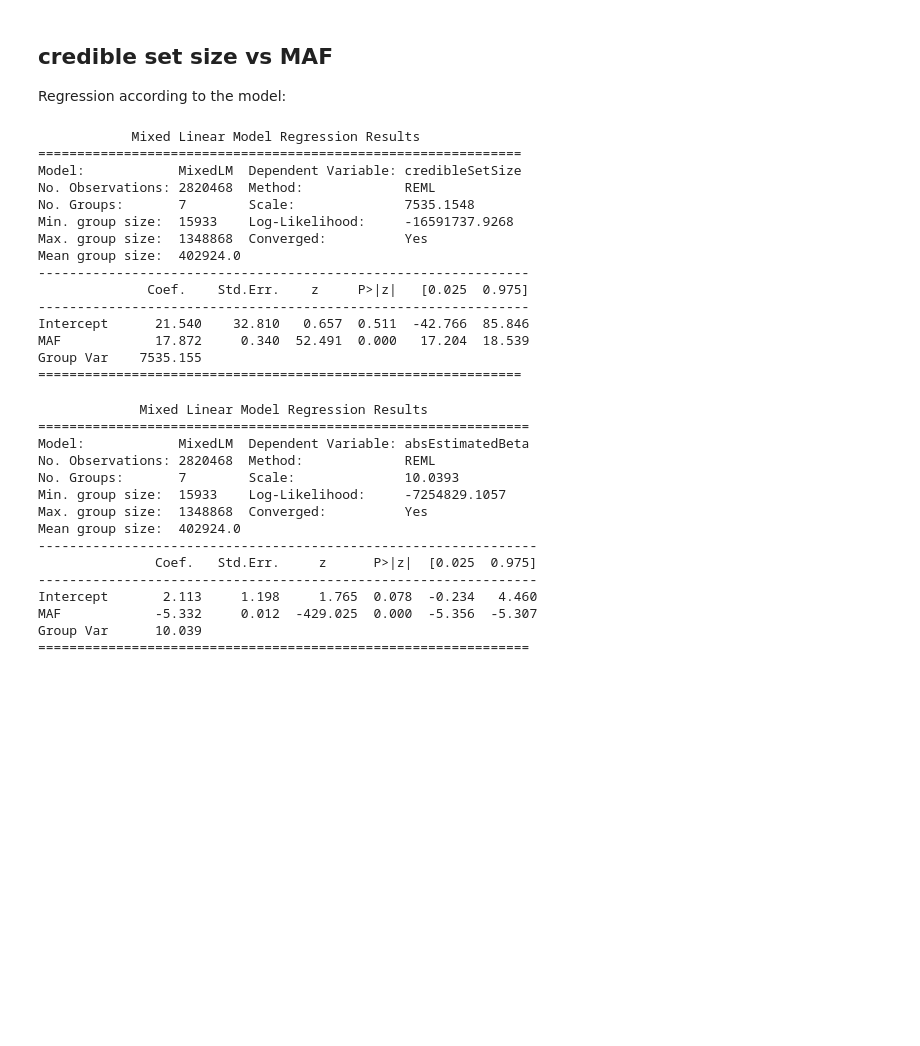
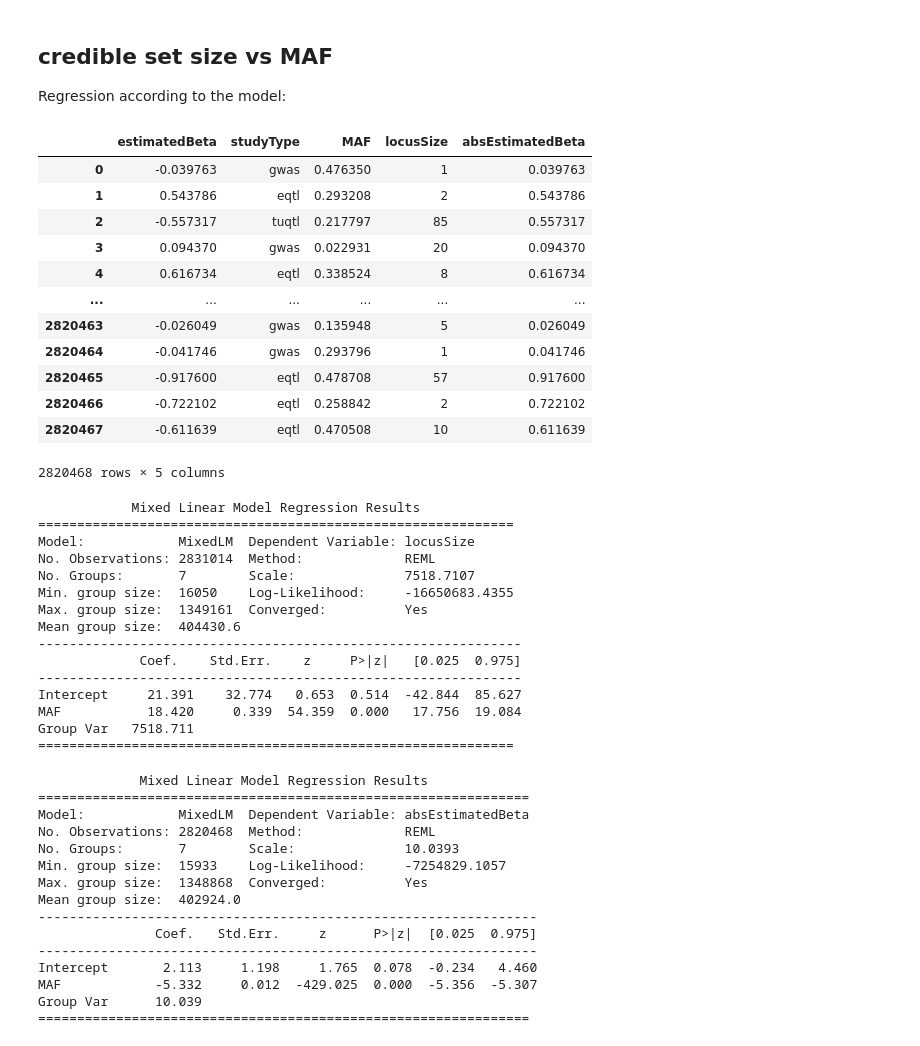
Before and after one commit to opentargets/Gentropy-manuscript, a Jupyter notebook: chapters/in_silico_effect_prediction/03_regression.ipynb, the cells around one changed output. Cells and saved outputs as stored; diff of their text form; code cells hidden in the pictures; blank space fills up the shorter version.

```diff
--- a/chapters/in_silico_effect_prediction/03_regression.ipynb
+++ b/chapters/in_silico_effect_prediction/03_regression.ipynb
@@ -164,29 +167,45 @@ plot
 
 Regression according to the model:
 # %%
-data = data.dropna(subset=["MAF", "credibleSetSize", "absEstimatedBeta"])
+data = data.dropna(subset=["MAF", "locusSize", "absEstimatedBeta"]).reset_index(drop=True)
+# %%
+data
+# %% [output]
+|  | estimatedBeta | studyType | MAF | locusSize | absEstimatedBeta |
+| 0 | -0.039763 | gwas | 0.476350 | 1 | 0.039763 |
+| 1 | 0.543786 | eqtl | 0.293208 | 2 | 0.543786 |
+| 2 | -0.557317 | tuqtl | 0.217797 | 85 | 0.557317 |
+| 3 | 0.094370 | gwas | 0.022931 | 20 | 0.094370 |
+| 4 | 0.616734 | eqtl | 0.338524 | 8 | 0.616734 |
+| ... | ... | ... | ... | ... | ... |
+| 2820463 | -0.026049 | gwas | 0.135948 | 5 | 0.026049 |
+| 2820464 | -0.041746 | gwas | 0.293796 | 1 | 0.041746 |
+| 2820465 | -0.917600 | eqtl | 0.478708 | 57 | 0.917600 |
+| 2820466 | -0.722102 | eqtl | 0.258842 | 2 | 0.722102 |
+| 2820467 | -0.611639 | eqtl | 0.470508 | 10 | 0.611639 |
+2820468 rows × 5 columns
 # %%
 from statsmodels.formula.api import mixedlm
 
-model = mixedlm("credibleSetSize ~ MAF", data, groups=data["studyType"])
+model = mixedlm("locusSize ~ MAF", data, groups=data["studyType"])
 result = model.fit()
 print(result.summary())
 # %% [output]
             Mixed Linear Model Regression Results
-==============================================================
-Model:            MixedLM  Dependent Variable: credibleSetSize
-No. Observations: 2820468  Method:             REML
-No. Groups:       7        Scale:              7535.1548
-Min. group size:  15933    Log-Likelihood:     -16591737.9268
-Max. group size:  1348868  Converged:          Yes
-Mean group size:  402924.0
----------------------------------------------------------------
-              Coef.    Std.Err.    z     P>|z|   [0.025  0.975]
----------------------------------------------------------------
-Intercept      21.540    32.810   0.657  0.511  -42.766  85.846
-MAF            17.872     0.340  52.491  0.000   17.204  18.539
-Group Var    7535.155
-==============================================================
+=============================================================
+Model:            MixedLM  Dependent Variable: locusSize
+No. Observations: 2831014  Method:             REML
+No. Groups:       7        Scale:              7518.7107
+Min. group size:  16050    Log-Likelihood:     -16650683.4355
+Max. group size:  1349161  Converged:          Yes
+Mean group size:  404430.6
+--------------------------------------------------------------
+             Coef.    Std.Err.    z     P>|z|   [0.025  0.975]
+--------------------------------------------------------------
+Intercept     21.391    32.774   0.653  0.514  -42.844  85.627
+MAF           18.420     0.339  54.359  0.000   17.756  19.084
+Group Var   7518.711
+=============================================================
 # %%
 model = mixedlm("absEstimatedBeta ~ MAF", data, groups=data["studyType"])
 result = model.fit()
```
Also changed, not shown: parts of 5 cells of this notebook, 13 other files.
